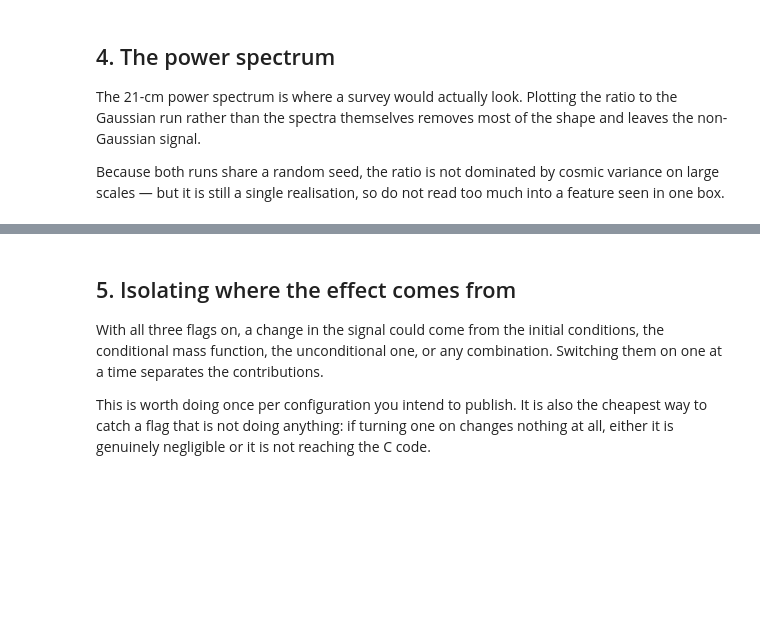
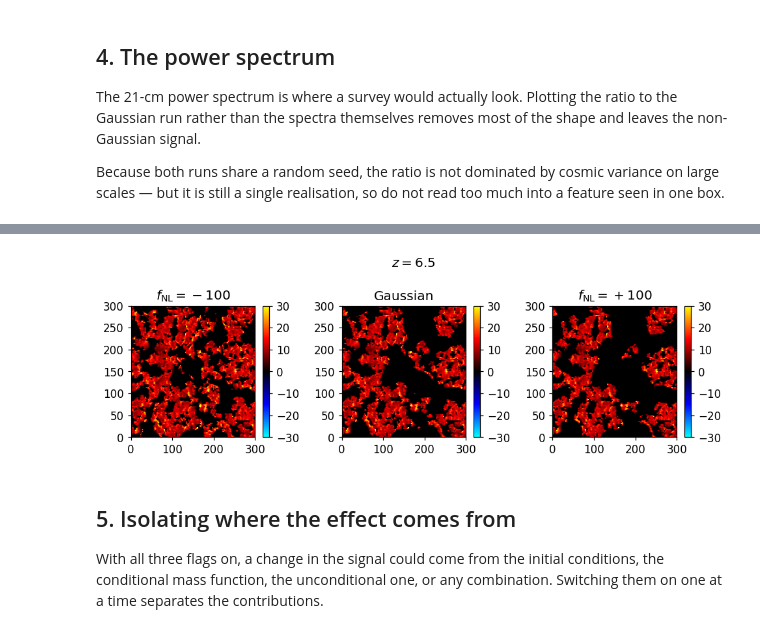
Before and after one commit to slibanore/21cmFirstCLASS_NG, a Jupyter notebook: Tutorial fNL/notebook_fNL_simulations.ipynb, the cells around one changed output, grey strips where cells are left out. Cells and saved outputs as stored; diff of their text form; code cells hidden in the pictures; blank space fills up the shorter version.

```diff
--- a/Tutorial fNL/notebook_fNL_simulations.ipynb
+++ b/Tutorial fNL/notebook_fNL_simulations.ipynb
@@ -159,17 +153,15 @@ rs.plot_compare_multi(k_vals=[0.1, 0.5],
 # %%
 # Coeval slices: the Gaussian box and the difference from it
-rs.plot_compare_boxes(0, Lbox, compare, list_labels=labels)
+rs.plot_compare_boxes(0, Lbox, compare, list_labels=labels,
+                      filename= 'compare_boxes.png',)
+# %% [output]
+[figure, added]
 # %% [markdown]
 ## 5. Isolating where the effect comes from
 
 With all three flags on, a change in the signal could come from the initial
 conditions, the conditional mass function, the unconditional one, or any
 combination. Switching them on one at a time separates the contributions.
-
-This is worth doing once per configuration you intend to publish. It is also
-the cheapest way to catch a flag that is not doing anything: if turning one on
-changes nothing at all, either it is genuinely negligible or it is not reaching
-the C code.
 # %%
 variants = {
     'IC only':          dict(nongauss_IC=True,  nongauss_fcollcond=False, nongauss_fcolluncond=False),
```
Also changed, not shown: parts of 18 cells of this notebook, 4 other files.
